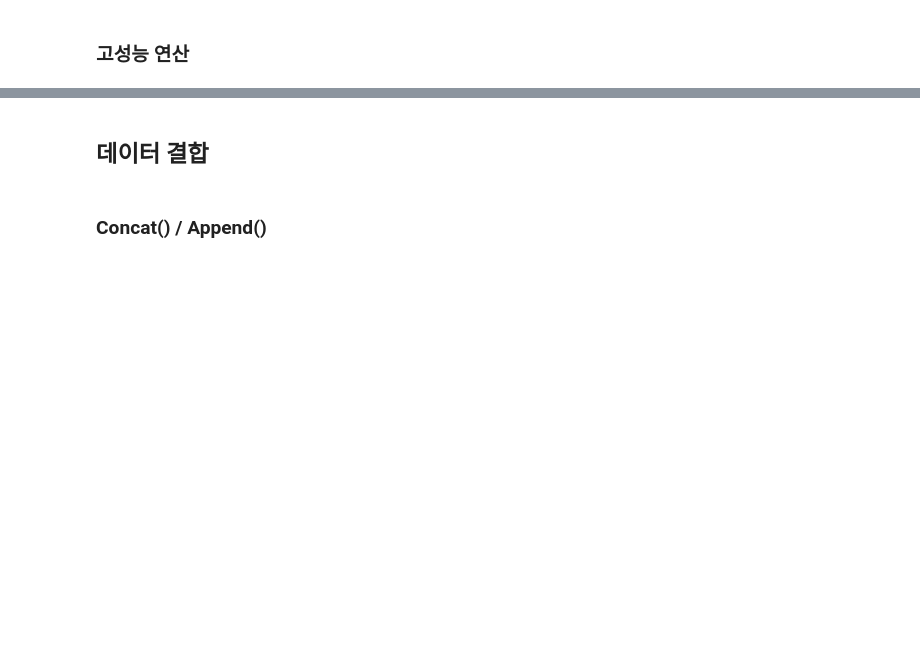
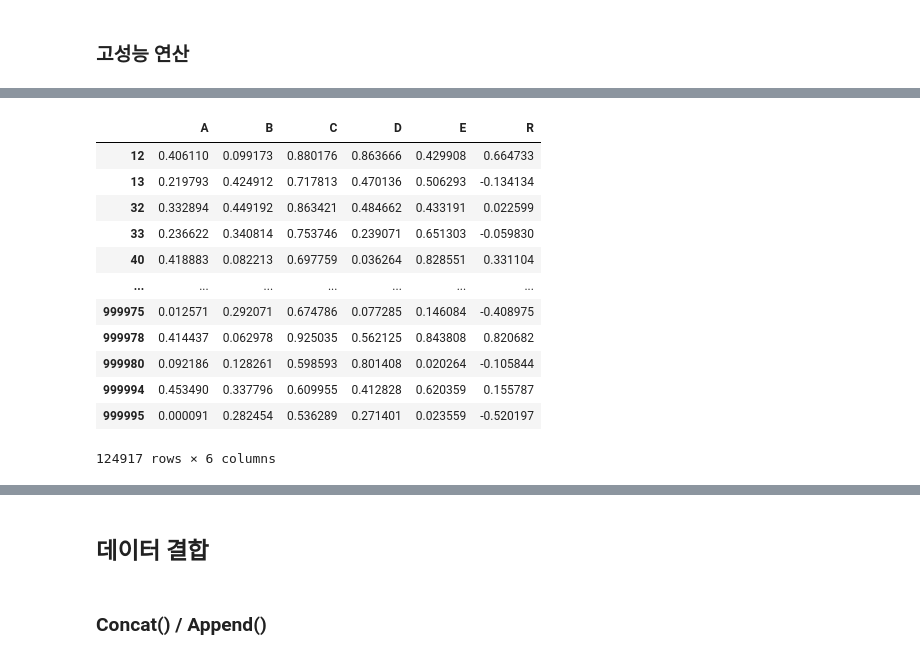
Before and after one commit to omj3424/python_suanLab, a Jupyter notebook: _Pandas_한번에_제대로_배우기.ipynb, the cells around one changed output, grey strips where cells are left out. Cells and saved outputs as stored; diff of their text form; code cells hidden in the pictures; blank space fills up the shorter version.

```diff
--- a/_Pandas_한번에_제대로_배우기.ipynb
+++ b/_Pandas_한번에_제대로_배우기.ipynb
@@ -1764,0 +1857,3 @@ df.sort_values(by = ['A', 'C'])
+# %%
+df = pd.DataFrame(np.random.rand(1000000, 5), columns=['A', 'B', 'C', 'D','E'])
+df.head()
@@ -1764,0 +1879,3 @@ df.sort_values(by = ['A', 'C'])
+# %%
+df.eval('R = A + B / C - D * E', inplace = True)
+df.head()
@@ -1764,0 +1889,3 @@ df.sort_values(by = ['A', 'C'])
+# %%
+df.eval('R = A - B / C + D * E', inplace = True)
+df.head()
@@ -1764,0 +1934,16 @@ df.sort_values(by = ['A', 'C'])
+# %%
+df[(df.A < 0.5) & (df.B < 0.5) & (df.C > 0.5)]
+# %% [output]
+|  | A | B | C | D | E | R |
+| 12 | 0.406110 | 0.099173 | 0.880176 | 0.863666 | 0.429908 | 0.664733 |
+| 13 | 0.219793 | 0.424912 | 0.717813 | 0.470136 | 0.506293 | -0.134134 |
+| 32 | 0.332894 | 0.449192 | 0.863421 | 0.484662 | 0.433191 | 0.022599 |
+| 33 | 0.236622 | 0.340814 | 0.753746 | 0.239071 | 0.651303 | -0.059830 |
+| 40 | 0.418883 | 0.082213 | 0.697759 | 0.036264 | 0.828551 | 0.331104 |
+| ... | ... | ... | ... | ... | ... | ... |
+| 999975 | 0.012571 | 0.292071 | 0.674786 | 0.077285 | 0.146084 | -0.408975 |
+| 999978 | 0.414437 | 0.062978 | 0.925035 | 0.562125 | 0.843808 | 0.820682 |
+| 999980 | 0.092186 | 0.128261 | 0.598593 | 0.801408 | 0.020264 | -0.105844 |
+| 999994 | 0.453490 | 0.337796 | 0.609955 | 0.412828 | 0.620359 | 0.155787 |
+| 999995 | 0.000091 | 0.282454 | 0.536289 | 0.271401 | 0.023559 | -0.520197 |
+124917 rows × 6 columns
```
Also changed, not shown: parts of 71 cells of this notebook.
